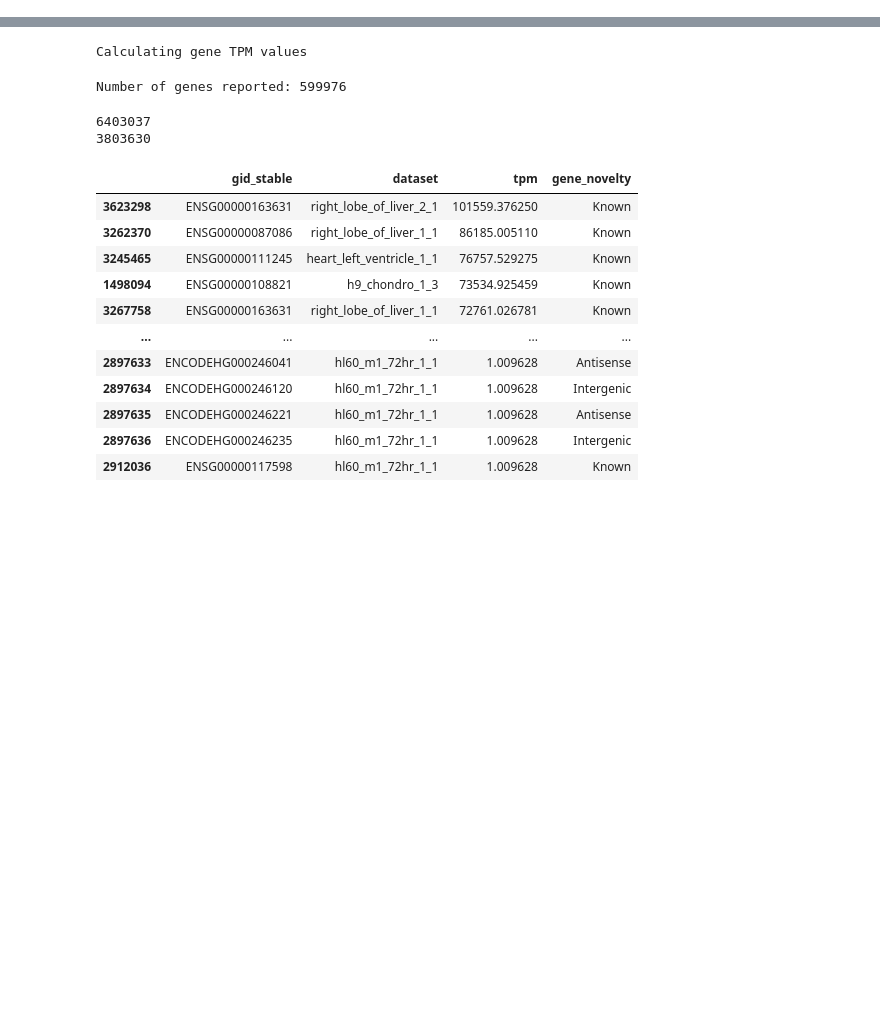
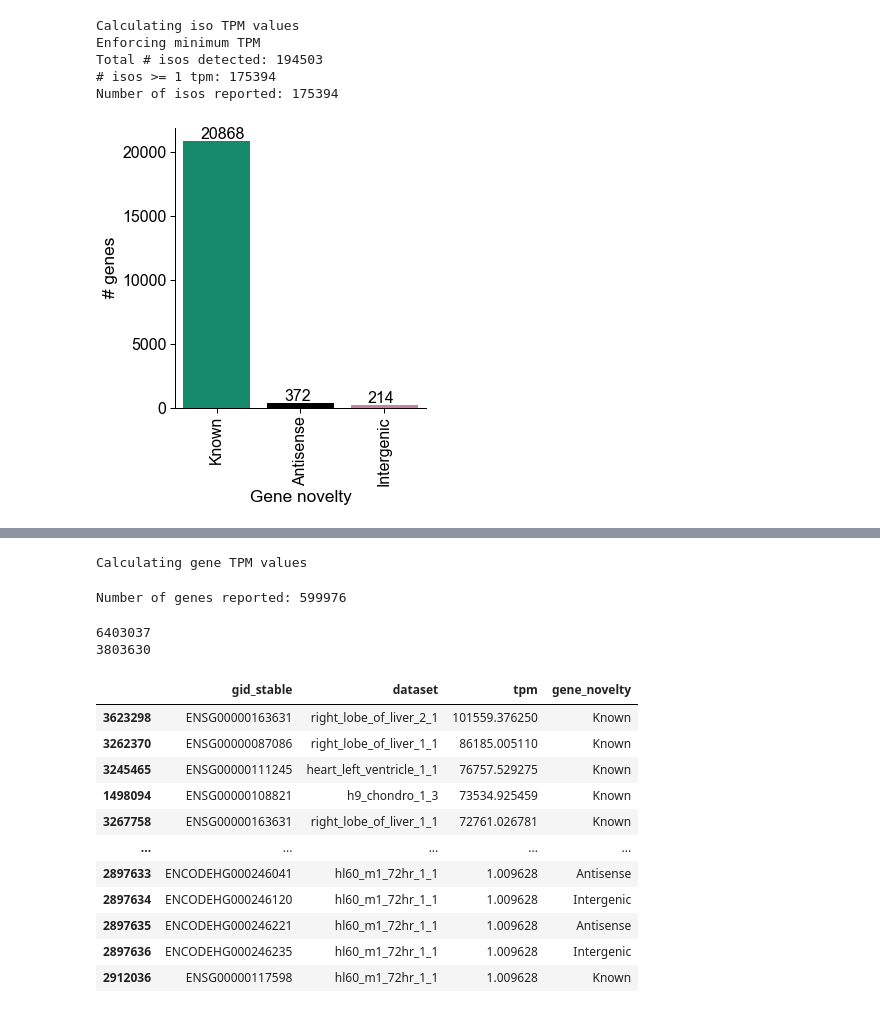
Before and after one commit to fairliereese/rnawg, a Jupyter notebook: figures/fig_1_overview/novel_genes.ipynb, the cells around one changed output, grey strips where cells are left out. Drawn from its saved outputs; the diff is of its cells as text; code cells hidden in the pictures; blank space fills up the shorter version.

```diff
--- a/figures/fig_1_overview/novel_genes.ipynb
+++ b/figures/fig_1_overview/novel_genes.ipynb
@@ -33,0 +38,80 @@ mouse_talon_filt_ab = '../../mouse/lr_bulk/talon/mouse_talon_abundance_filtered.
+# %%
+min_exons = 2
+# %%
+ab_df = pd.read_csv(talon_filt_ab, sep='\t')
+df, _ = get_tpm_table(ab_df,
+               how='iso',
+               nov='all',
+               min_tpm=min_tpm)
+
+# merge with extra info
+df.reset_index(inplace=True)
+df = df.merge(ab_df[['annot_transcript_id', 'annot_gene_id', 'gene_novelty', 'n_exons']],
+              how='left',
+              on='annot_transcript_id')
+
+
+
+# n = len(df.loc[(df.n_exons>=min_exons)&(df.gene_novelty=='Intergenic'), 'annot_gene_id'].unique())
+# print(f'Found {n} unique intergenic genes w/ >{min_exons} exons and >={min_tpm}')
+# n = len(df.loc[(df.n_exons>=min_exons)&(df.gene_novelty=='Intergenic'), 'annot_transcript_id'].unique())
+# print(f'Found {n} unique intergenic transcripts w/ >{min_exons} exons and >={min_tpm} tpm')
+
+# df = df.loc[(df.n_exons>=min_exons)&(df.gene_novelty=='Intergenic')]
+# %% [output]
+Calculating iso TPM values
+Enforcing minimum TPM
+Total # isos detected: 194503
+# isos >= 1 tpm: 175394
+Number of isos reported: 175394
+# %%
+# restrict to min exons
+df = df.loc[df.n_exons>=min_exons]
+
+# gb gene nov and count how many passed filtering
+df = df[['annot_gene_id', 'gene_novelty']].drop_duplicates()
+
+df = df.groupby(['gene_novelty']).count().reset_index()
+df.rename({'annot_gene_id': 'n_genes'}, axis=1, inplace=True)
+# %%
+def add_perc(ax, data, feature):
+    total = data[feature].sum()
+    ylim = ax.get_ylim()[1]
+    n_cats = len(ax.patches)
+    for p in ax.patches:
+        percentage = '{:.1f}%'.format(100 * p.get_height()/total)
+#         x = p.get_x() + p.get_width() / 2 - 0.45
+        x = p.get_x() + p.get_width() / 2 - (0.065)*n_cats
+        y = p.get_y() + p.get_height() + ylim*0.00625
+        ax.annotate(percentage, (x, y), size = 12)
+
+def add_n(ax, data, feature):
+    total = data[feature].sum()
+    ylim = ax.get_ylim()[1]
+    n_cats = len(ax.patches)
+    for p in ax.patches:
+        numn = f'{int(p.get_height())}'
+#         x = p.get_x() + p.get_width() / 2 - 0.45
+        x = p.get_x() + p.get_width() / 2 - (0.065)*n_cats
+        y = p.get_y() + p.get_height() + ylim*0.00625
+        ax.annotate(numn, (x, y), size = 16)
+
+sns.set_context('paper', font_scale=1.8)
+mpl.rcParams['font.family'] = 'Arial'
+mpl.rcParams['pdf.fonttype'] = 42
+c_dict, order = get_talon_nov_colors(df.gene_novelty.tolist())
+
+
+# actual plotting
+g = sns.catplot(data=df, x='gene_novelty',
+            y='n_genes', kind='bar',
+            palette=c_dict, order=order)
+[plt.setp(ax.get_xticklabels(), rotation=90) for ax in g.axes.flat]
+g.set_ylabels('# genes')
+g.set_xlabels('Gene novelty')
+
+# add percentage labels
+ax = g.axes[0,0]
+add_n(ax, df, 'n_genes')
+# %% [output]
+[figure, added]
```
Also changed, not shown: parts of 3 cells of this notebook, 7 other files.
